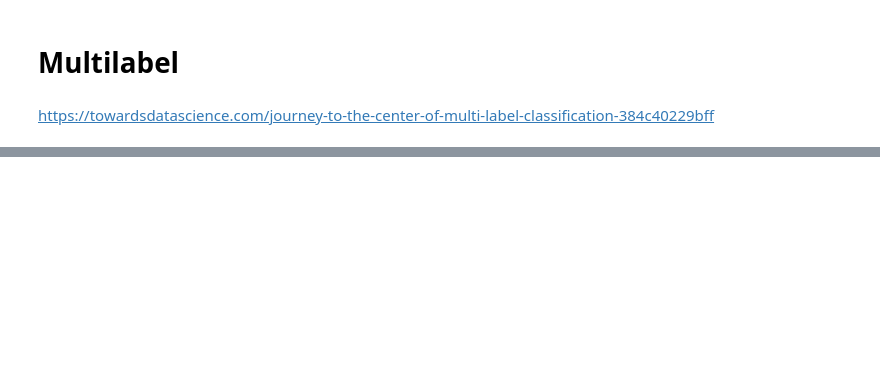
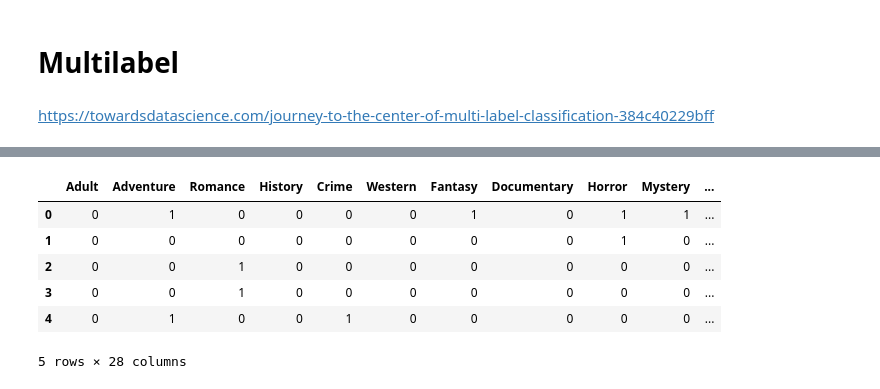
Before and after one commit to LuWang-zishuijing/ResumeClassifier, a Jupyter notebook: multilabel_classification.ipynb, the cells around one changed output, grey strips where cells are left out. Drawn from its saved outputs; the diff is of its cells as text; code cells hidden in the pictures; blank space fills up the shorter version.

```diff
--- a/multilabel_classification.ipynb
+++ b/multilabel_classification.ipynb
@@ -36,0 +50,12 @@ actors_vs_8743_lables_v2_6405.gender.value_counts()
+# %%
+multilabel_label_fre_to_num = multilabel[multilabel.columns[7:]]
+multilabel_label_fre_to_num = pd.DataFrame(np.where(multilabel_label_fre_to_num != '0.0', 1, 0), index=multilabel_label_fre_to_num.index, columns=multilabel_label_fre_to_num.columns)
+multilabel_label_fre_to_num.head()
+# %% [output]
+|  | Adult | Adventure | Romance | History | Crime | Western | Fantasy | Documentary | Horror | Mystery | ... |
+| 0 | 0 | 1 | 0 | 0 | 0 | 0 | 1 | 0 | 1 | 1 | ... |
+| 1 | 0 | 0 | 0 | 0 | 0 | 0 | 0 | 0 | 1 | 0 | ... |
+| 2 | 0 | 0 | 1 | 0 | 0 | 0 | 0 | 0 | 0 | 0 | ... |
+| 3 | 0 | 0 | 1 | 0 | 0 | 0 | 0 | 0 | 0 | 0 | ... |
+| 4 | 0 | 1 | 0 | 0 | 1 | 0 | 0 | 0 | 0 | 0 | ... |
+5 rows × 28 columns
```
Also changed, not shown: parts of 25 cells of this notebook, 6 other files.
